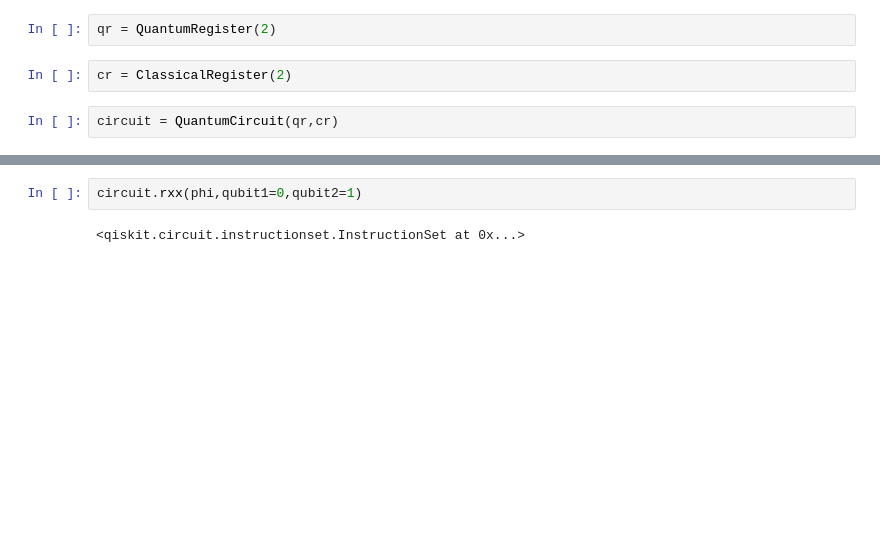
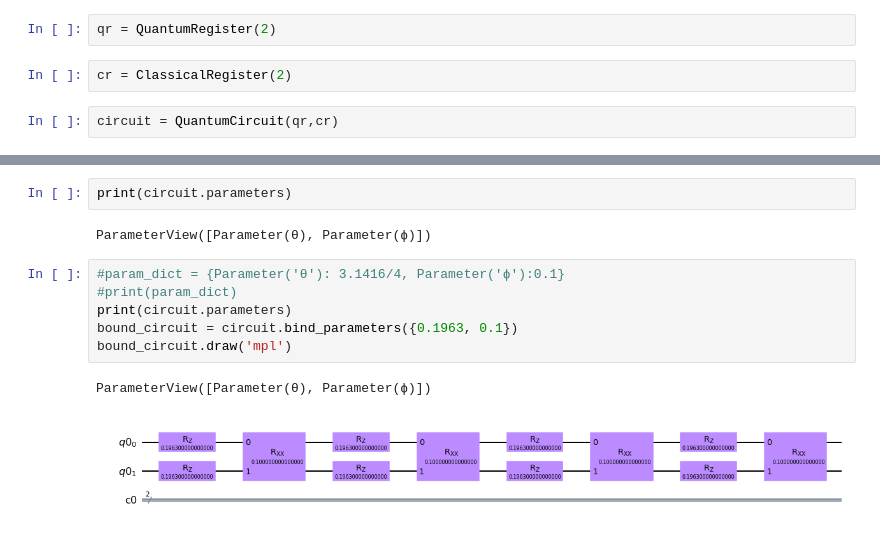
Before and after one commit to Q-ComputingChile/trotter-suzuki, a Jupyter notebook: Quantum.ipynb, the cells around one changed output, grey strips where cells are left out. Cells and saved outputs as stored; diff of their text form; blank space fills up the shorter version.

```diff
--- a/Quantum.ipynb
+++ b/Quantum.ipynb
@@ -38,5 +39,14 @@ circuit.draw(output ='mpl')
-# %%
-circuit.rxx(phi,qubit1=0,qubit2=1)
-# %% [output]
-<qiskit.circuit.instructionset.InstructionSet at 0x...>
+# %%
+print(circuit.parameters)
+# %% [output]
+ParameterView([Parameter(θ), Parameter(ϕ)])
+# %%
+#param_dict = {Parameter('θ'): 3.1416/4, Parameter('ϕ'):0.1}
+#print(param_dict)
+print(circuit.parameters)
+bound_circuit = circuit.bind_parameters({0.1963, 0.1})
+bound_circuit.draw('mpl')
+# %% [output]
+ParameterView([Parameter(θ), Parameter(ϕ)])
+[figure, added]
 # %%
```
Also changed, not shown: parts of 14 cells of this notebook.
